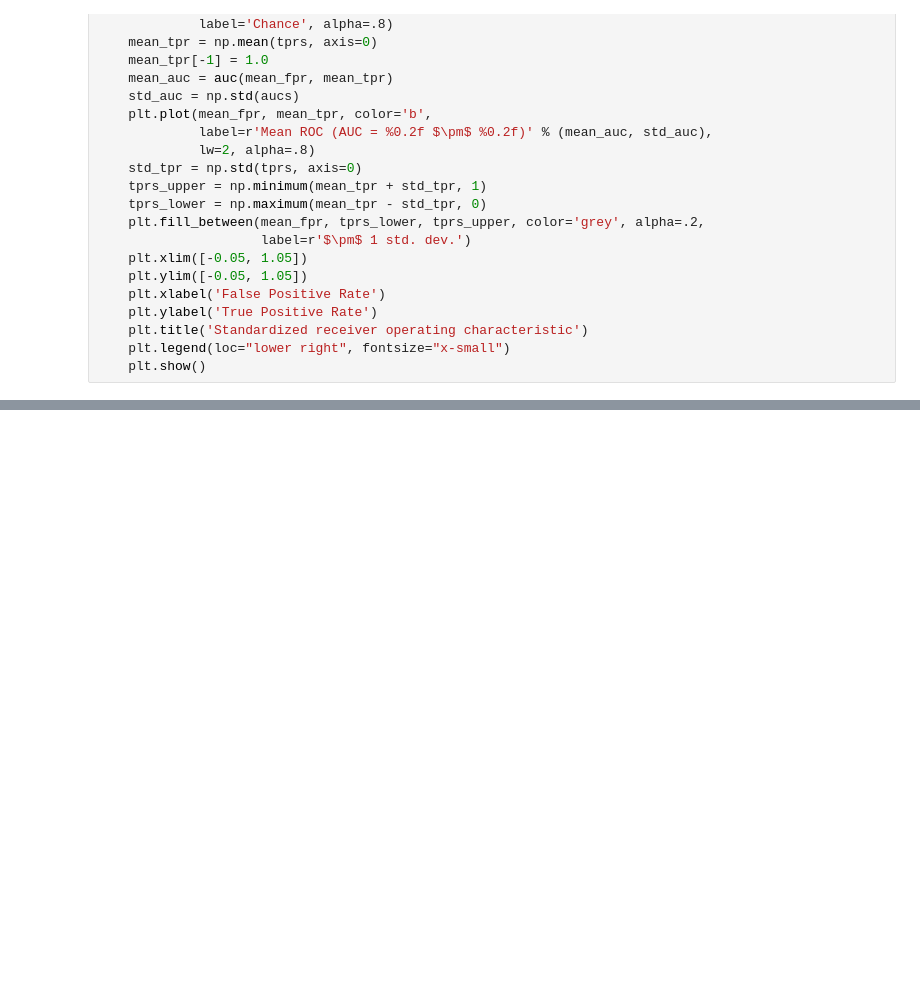
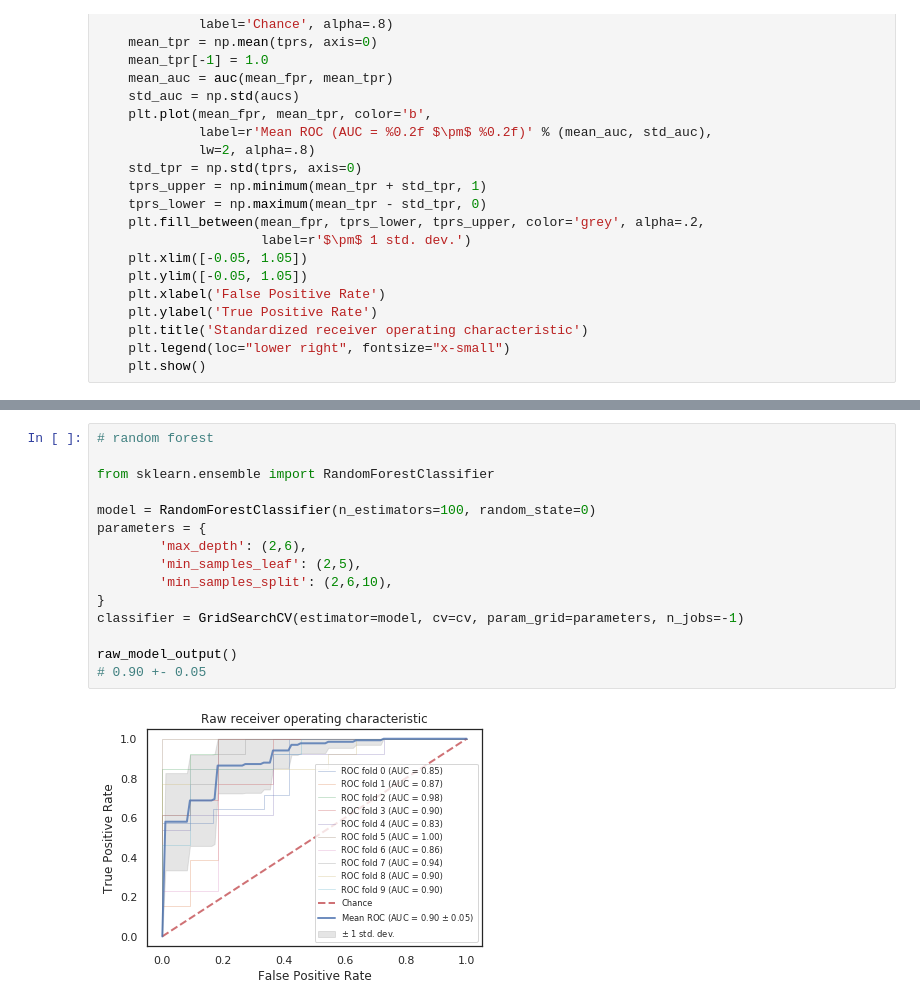
Before and after one commit to airnel48/Heart-Disease-Prediction, a Jupyter notebook: Predict-Heart-Disease-Cleveland-Database.ipynb, the cells around one changed output, grey strips where cells are left out. Drawn from its saved outputs; the diff is of its cells as text; blank space fills up the shorter version.

```diff
--- a/Predict-Heart-Disease-Cleveland-Database.ipynb
+++ b/Predict-Heart-Disease-Cleveland-Database.ipynb
@@ -784,0 +519,17 @@ import lime.lime_tabular
+# %%
+# random forest
+
+from sklearn.ensemble import RandomForestClassifier
+
+model = RandomForestClassifier(n_estimators=100, random_state=0)
+parameters = {
+        'max_depth': (2,6),
+        'min_samples_leaf': (2,5),
+        'min_samples_split': (2,6,10),
+}
+classifier = GridSearchCV(estimator=model, cv=cv, param_grid=parameters, n_jobs=-1)
+
+raw_model_output()
+# 0.90 +- 0.05
+# %% [output]
+[figure, added]
```
Also changed, not shown: parts of 39 cells of this notebook.
